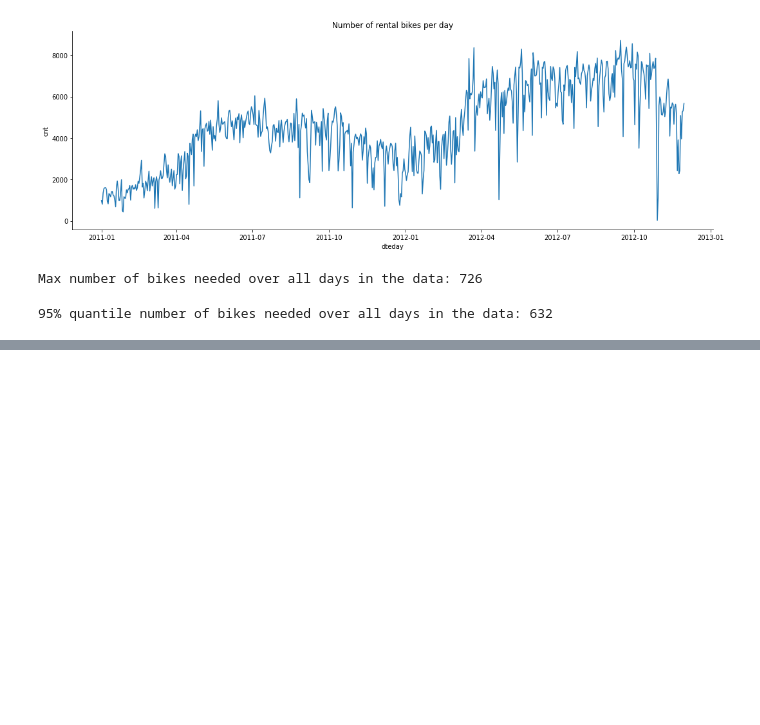
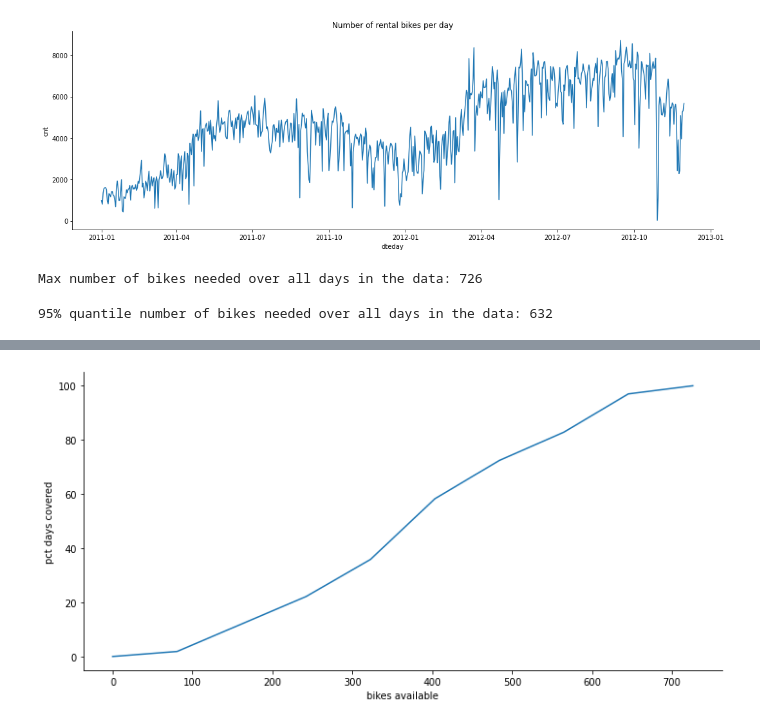
Before and after one commit to khrapovs/playing-with-uci-bike-sharing-data, a Jupyter notebook: notebook.ipynb, the cells around one changed output, grey strips where cells are left out. Drawn from its saved outputs; the diff is of its cells as text; code cells hidden in the pictures; blank space fills up the shorter version.

Commit message:
Add distribution of days covered

```diff
--- a/notebook.ipynb
+++ b/notebook.ipynb
@@ -121,3 +122,19 @@ quantile_nr_of_bikes_needed = data_train[lbl_nr_of_bikes_needed_per_day].quantil
 print(f"{alpha:.0%} quantile number of bikes needed over all days in the data: {quantile_nr_of_bikes_needed:.0f}")
 # %% [output]
 95% quantile number of bikes needed over all days in the data: 632
+# %%
+grid_bikes_available = np.linspace(start=0, stop=max_nr_of_bikes_needed, num=10)
+# %%
+def get_pct_days_covered(data: pd.DataFrame, bikes_available: int) -> float:
+    return 100 * (data[lbl_nr_of_bikes_needed_per_day] <= bikes_available).sum() / data.shape[0]
+
+lbl_bikes_available = "bikes available"
+lbl_days_covered = "pct days covered"
+pct_days_covered = list()
+for bikes_available in grid_bikes_available:
+    pct_days_covered.append(
+        {lbl_bikes_available: bikes_available,
+         lbl_days_covered: get_pct_days_covered(data=data_train, bikes_available=bikes_available)}
+    )
+pct_days_covered = pd.DataFrame(pct_days_covered)
+pct_days_covered
@@ -123,0 +153,11 @@ print(f"{alpha:.0%} quantile number of bikes needed over all days in the data: {
+# %%
+sns.relplot(
+    x=lbl_bikes_available,
+    y=lbl_days_covered,
+    kind="line",
+    aspect=2,
+    data=pct_days_covered,
+)
+plt.show()
+# %% [output]
+[figure, added]
```
Also changed, not shown: parts of 2 cells of this notebook.
